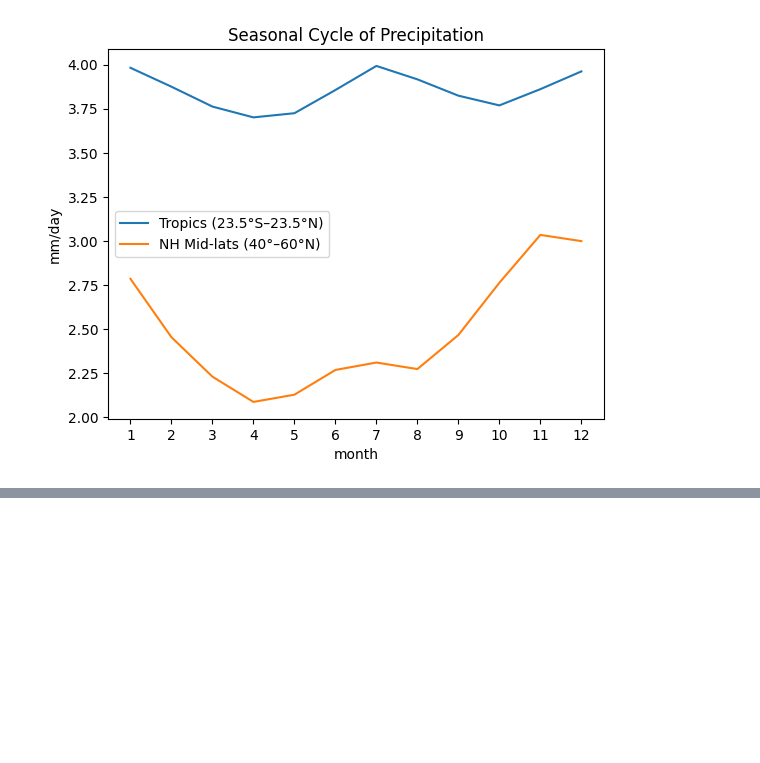
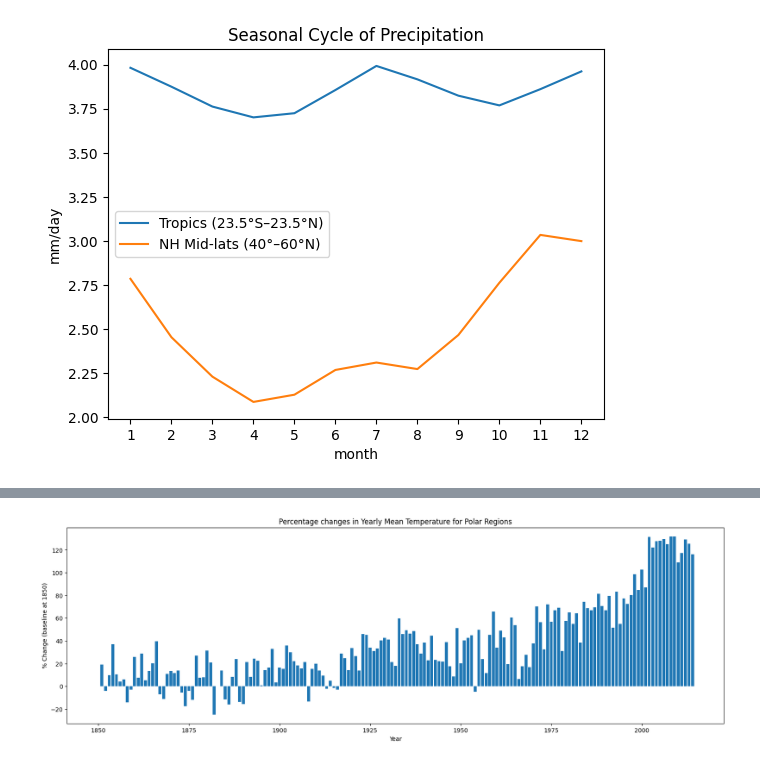
Before and after one commit to jocelynmiao/dsc106-proj, a Jupyter notebook: proj3/edaproj_3.ipynb, the cells around one changed output, grey strips where cells are left out. Cells and saved outputs as stored; diff of their text form; code cells hidden in the pictures; blank space fills up the shorter version.

```diff
--- a/proj3/edaproj_3.ipynb
+++ b/proj3/edaproj_3.ipynb
@@ -107,3 +144,20 @@ clean_df.to_csv('temps_by_region.csv')
+# %%
+polar_df = clean_df2[clean_df2['region'] == 'polar']
+polar_year = polar_df['year']
+
+# Conversion from K to Fahrenheit
+polar_temp_f = (polar_df['mean_temp'] - 273.15) * 9/5 + 32
+# %%
+perc_change_polar = (polar_temp_f - polar_temp_f.iloc[0])/ np.abs(polar_temp_f.iloc[0]) * 100
+# %%
+plt.figure(figsize = (20,6))
+plt.bar(polar_year, perc_change_polar)
+plt.title('Percentage changes in Yearly Mean Temperature for Polar Regions' )
+plt.xlabel('Year')
+plt.ylabel('% Change (baseline at 1850)')
+plt.show()
+# %% [output]
+[figure, added]
 # %%
 import seaborn as sns
 pr_ts = (ds_pr.pr * ds_area.areacella).sum(['lon','lat']) / total_area * 86400
```
Also changed, not shown: parts of 5 cells of this notebook.
